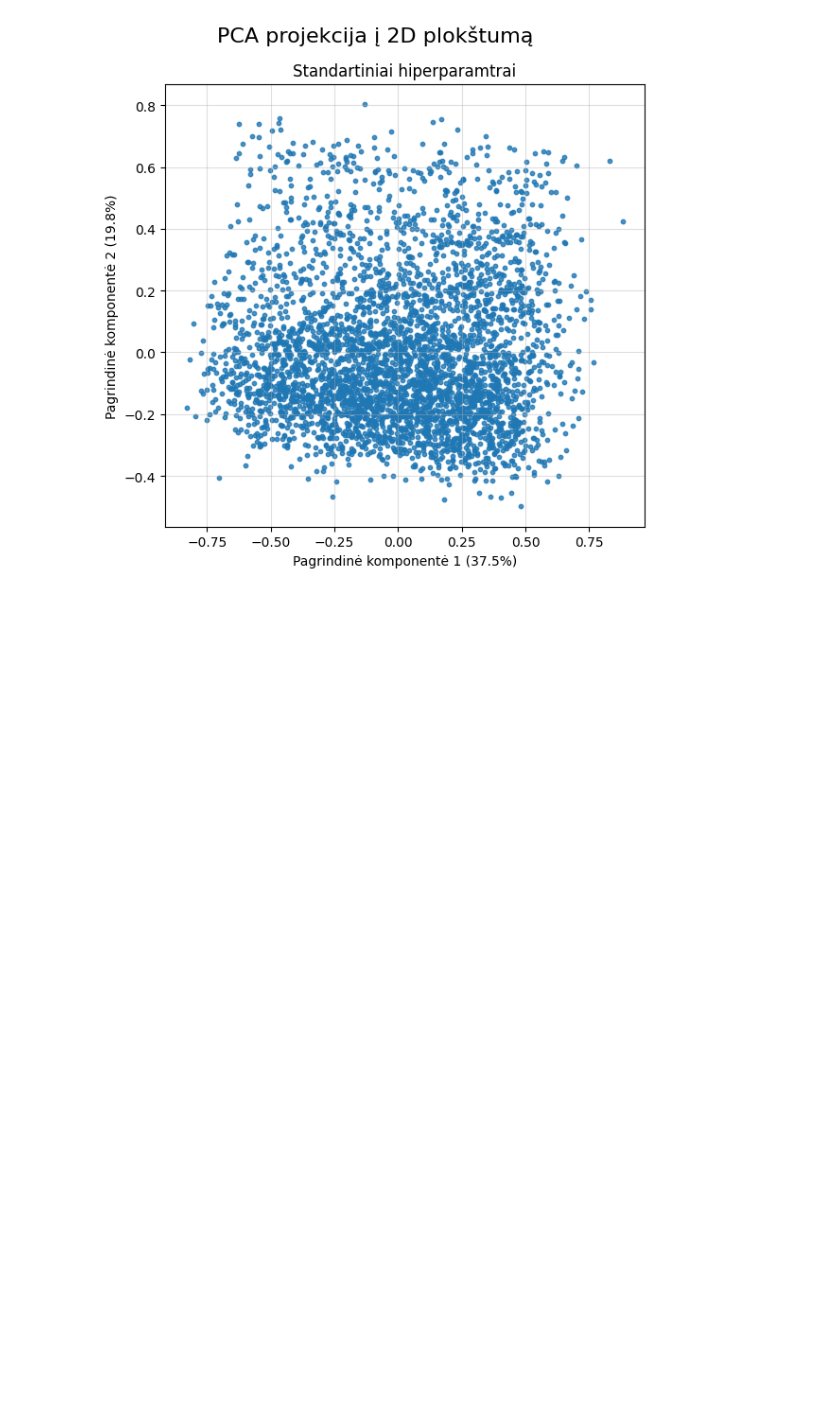
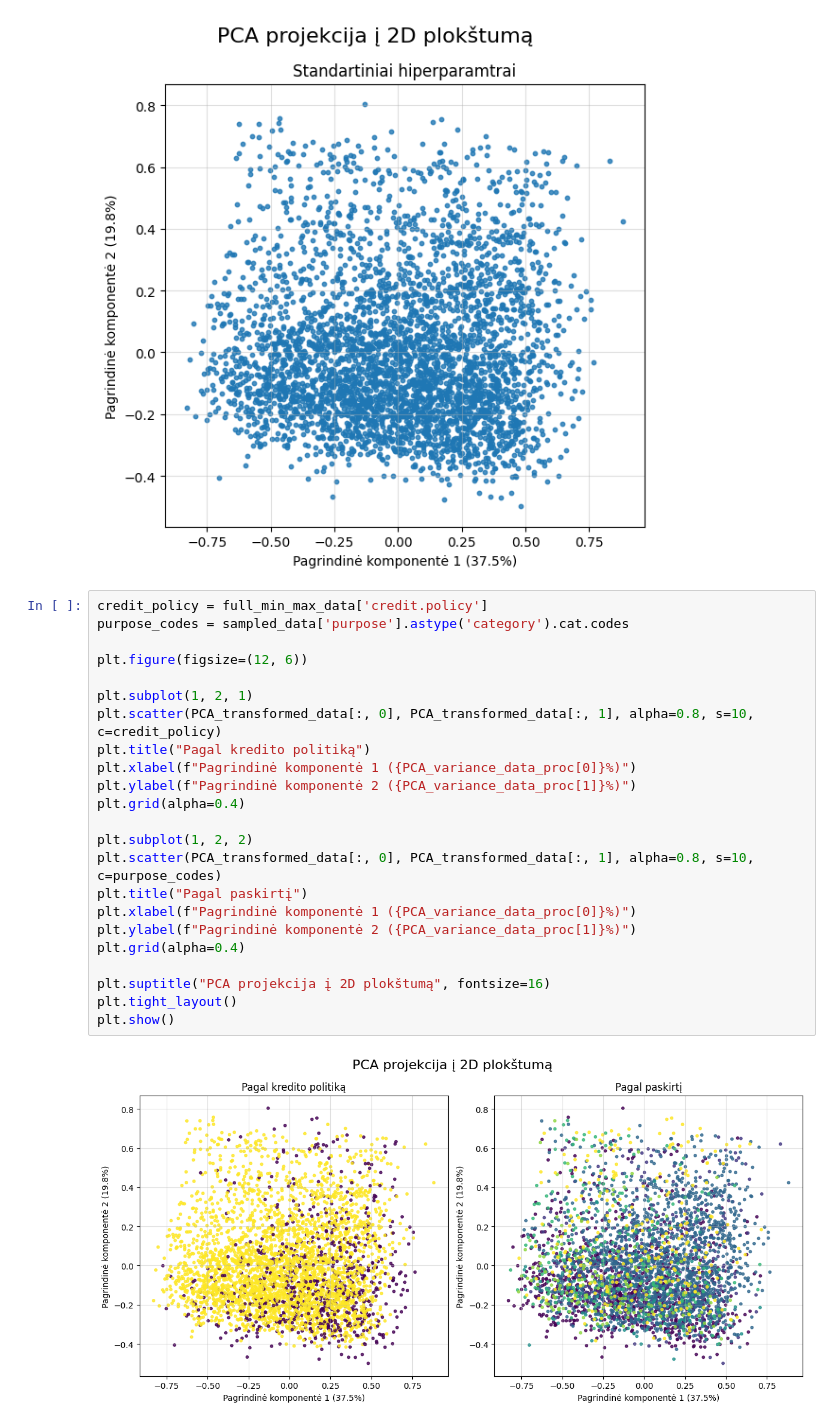
Before and after one commit to EvelinaDu/Papildomi_duomenu_vizualizavimo_skyriai, a Jupyter notebook: 2_laboratorinis/main.ipynb, the cells around one changed output. Cells and saved outputs as stored; diff of their text form; blank space fills up the shorter version.

```diff
--- a/2_laboratorinis/main.ipynb
+++ b/2_laboratorinis/main.ipynb
@@ -87,3 +87,28 @@ plt.tight_layout()
 plt.show()
 # %% [output]
 [figure]
+# %%
+credit_policy = full_min_max_data['credit.policy']
+purpose_codes = sampled_data['purpose'].astype('category').cat.codes
+
+plt.figure(figsize=(12, 6))
+
+plt.subplot(1, 2, 1)
+plt.scatter(PCA_transformed_data[:, 0], PCA_transformed_data[:, 1], alpha=0.8, s=10, c=credit_policy)
+plt.title("Pagal kredito politiką")
+plt.xlabel(f"Pagrindinė komponentė 1 ({PCA_variance_data_proc[0]}%)")
+plt.ylabel(f"Pagrindinė komponentė 2 ({PCA_variance_data_proc[1]}%)")
+plt.grid(alpha=0.4)
+
+plt.subplot(1, 2, 2)
+plt.scatter(PCA_transformed_data[:, 0], PCA_transformed_data[:, 1], alpha=0.8, s=10, c=purpose_codes)
+plt.title("Pagal paskirtį")
+plt.xlabel(f"Pagrindinė komponentė 1 ({PCA_variance_data_proc[0]}%)")
+plt.ylabel(f"Pagrindinė komponentė 2 ({PCA_variance_data_proc[1]}%)")
+plt.grid(alpha=0.4)
+
+plt.suptitle("PCA projekcija į 2D plokštumą", fontsize=16)
+plt.tight_layout()
+plt.show()
+# %% [output]
+[figure, added]
```
